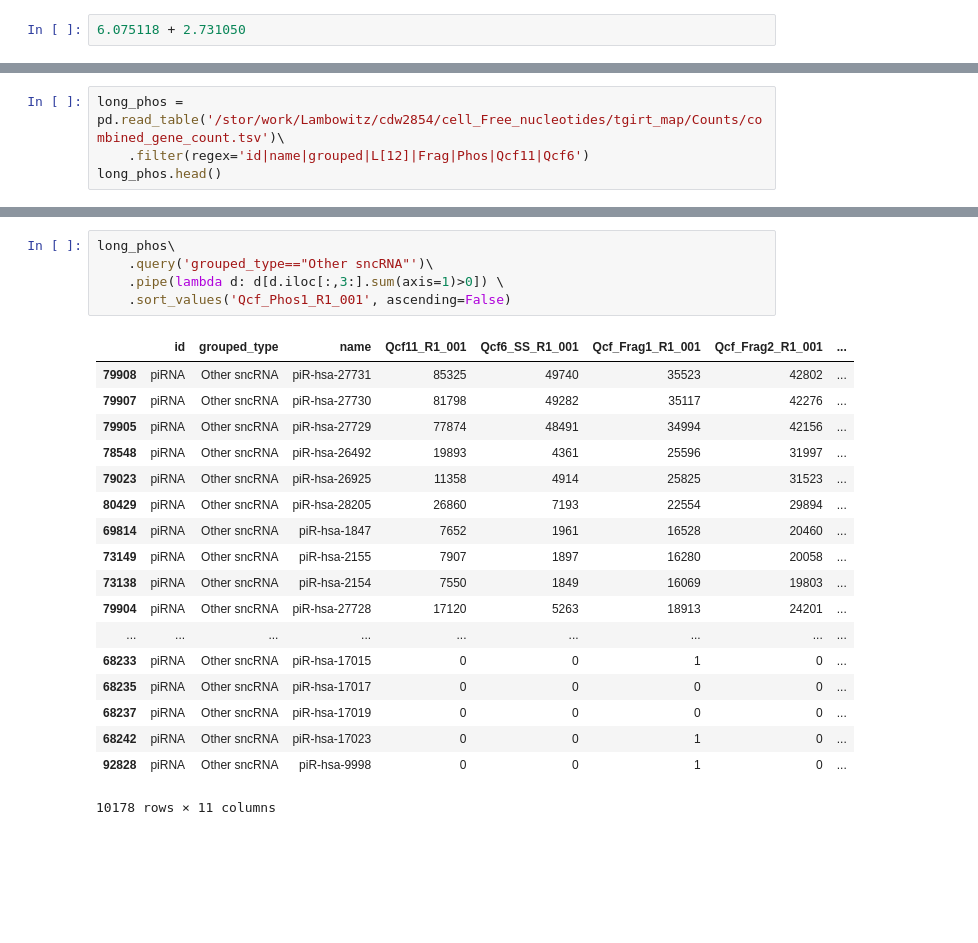
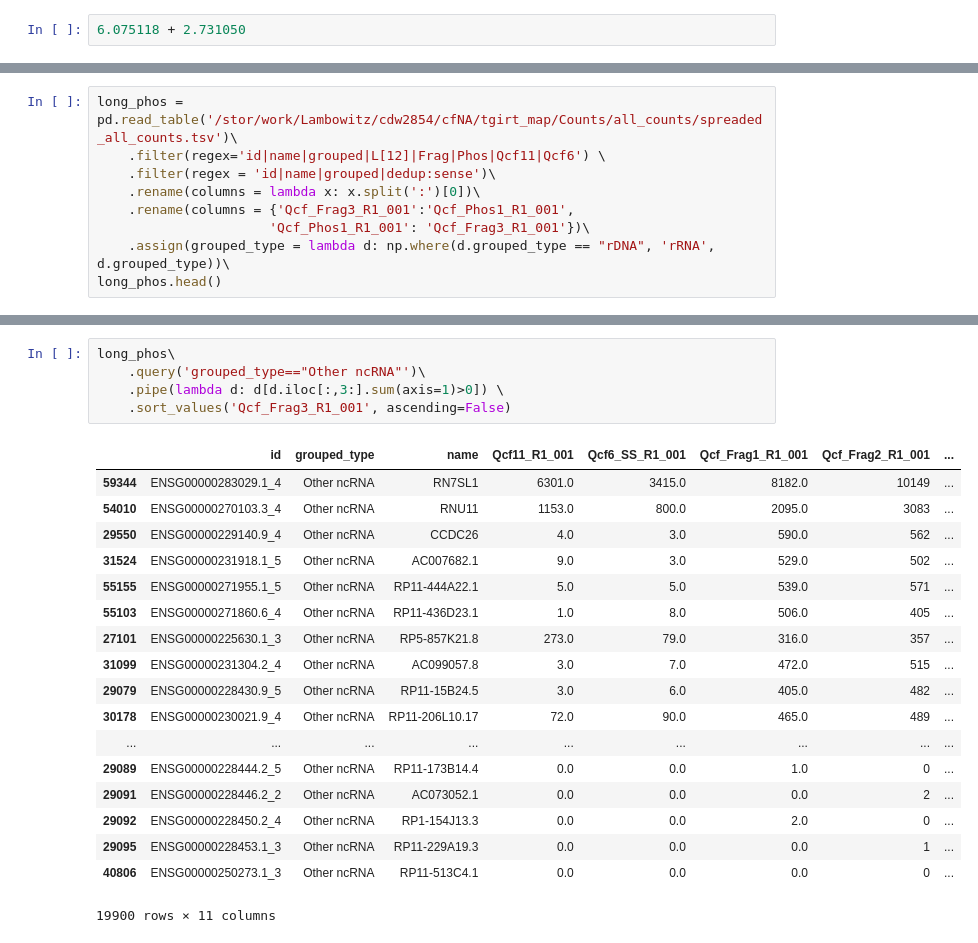
Before and after one commit to wckdouglas/cfNA, a Jupyter notebook: plots/plot_count.ipynb, the cells around one changed output, grey strips where cells are left out. Saved outputs shown, nothing was run; the diff lists cells and outputs as text; blank space fills up the shorter version.

```diff
--- a/plots/plot_count.ipynb
+++ b/plots/plot_count.ipynb
@@ -445,7 +408,12 @@ countplot_df.head()
 | 3 | 0 | 89450 | piRNA | piRNA | Other sncRNA | 0 | 0 | ... |
 | 4 | 0 | 89454 | piRNA | piRNA | Other sncRNA | 0 | 0 | ... |
 # %%
-long_phos = pd.read_table('/stor/work/Lambowitz/cdw2854/cell_Free_nucleotides/tgirt_map/Counts/combined_gene_count.tsv')\
-    .filter(regex='id|name|grouped|L[12]|Frag|Phos|Qcf11|Qcf6')
+long_phos = pd.read_table('/stor/work/Lambowitz/cdw2854/cfNA/tgirt_map/Counts/all_counts/spreaded_all_counts.tsv')\
+    .filter(regex='id|name|grouped|L[12]|Frag|Phos|Qcf11|Qcf6') \
+    .filter(regex = 'id|name|grouped|dedup:sense')\
+    .rename(columns = lambda x: x.split(':')[0])\
+    .rename(columns = {'Qcf_Frag3_R1_001':'Qcf_Phos1_R1_001',
+                      'Qcf_Phos1_R1_001': 'Qcf_Frag3_R1_001'})\
+    .assign(grouped_type = lambda d: np.where(d.grouped_type == "rDNA", 'rRNA', d.grouped_type))\
 long_phos.head()
 # %% [output]
@@ -485,24 +476,24 @@ Text(0.5,3.2,'')
 # %%
 long_phos\
-    .query('grouped_type=="Other sncRNA"')\
+    .query('grouped_type=="Other ncRNA"')\
     .pipe(lambda d: d[d.iloc[:,3:].sum(axis=1)>0]) \
-    .sort_values('Qcf_Phos1_R1_001', ascending=False)
+    .sort_values('Qcf_Frag3_R1_001', ascending=False)
 # %% [output]
 |  | id | grouped_type | name | Qcf11_R1_001 | Qcf6_SS_R1_001 | Qcf_Frag1_R1_001 | Qcf_Frag2_R1_001 | ... |
-| 79908 | piRNA | Other sncRNA | piR-hsa-27731 | 85325 | 49740 | 35523 | 42802 | ... |
-| 79907 | piRNA | Other sncRNA | piR-hsa-27730 | 81798 | 49282 | 35117 | 42276 | ... |
-| 79905 | piRNA | Other sncRNA | piR-hsa-27729 | 77874 | 48491 | 34994 | 42156 | ... |
-| 78548 | piRNA | Other sncRNA | piR-hsa-26492 | 19893 | 4361 | 25596 | 31997 | ... |
-| 79023 | piRNA | Other sncRNA | piR-hsa-26925 | 11358 | 4914 | 25825 | 31523 | ... |
-| 80429 | piRNA | Other sncRNA | piR-hsa-28205 | 26860 | 7193 | 22554 | 29894 | ... |
-| 69814 | piRNA | Other sncRNA | piR-hsa-1847 | 7652 | 1961 | 16528 | 20460 | ... |
-| 73149 | piRNA | Other sncRNA | piR-hsa-2155 | 7907 | 1897 | 16280 | 20058 | ... |
-| 73138 | piRNA | Other sncRNA | piR-hsa-2154 | 7550 | 1849 | 16069 | 19803 | ... |
-| 79904 | piRNA | Other sncRNA | piR-hsa-27728 | 17120 | 5263 | 18913 | 24201 | ... |
+| 59344 | ENSG00000283029.1_4 | Other ncRNA | RN7SL1 | 6301.0 | 3415.0 | 8182.0 | 10149 | ... |
+| 54010 | ENSG00000270103.3_4 | Other ncRNA | RNU11 | 1153.0 | 800.0 | 2095.0 | 3083 | ... |
+| 29550 | ENSG00000229140.9_4 | Other ncRNA | CCDC26 | 4.0 | 3.0 | 590.0 | 562 | ... |
+| 31524 | ENSG00000231918.1_5 | Other ncRNA | AC007682.1 | 9.0 | 3.0 | 529.0 | 502 | ... |
+| 55155 | ENSG00000271955.1_5 | Other ncRNA | RP11-444A22.1 | 5.0 | 5.0 | 539.0 | 571 | ... |
+| 55103 | ENSG00000271860.6_4 | Other ncRNA | RP11-436D23.1 | 1.0 | 8.0 | 506.0 | 405 | ... |
+| 27101 | ENSG00000225630.1_3 | Other ncRNA | RP5-857K21.8 | 273.0 | 79.0 | 316.0 | 357 | ... |
+| 31099 | ENSG00000231304.2_4 | Other ncRNA | AC099057.8 | 3.0 | 7.0 | 472.0 | 515 | ... |
+| 29079 | ENSG00000228430.9_5 | Other ncRNA | RP11-15B24.5 | 3.0 | 6.0 | 405.0 | 482 | ... |
+| 30178 | ENSG00000230021.9_4 | Other ncRNA | RP11-206L10.17 | 72.0 | 90.0 | 465.0 | 489 | ... |
 | ... | ... | ... | ... | ... | ... | ... | ... | ... |
-| 68233 | piRNA | Other sncRNA | piR-hsa-17015 | 0 | 0 | 1 | 0 | ... |
-| 68235 | piRNA | Other sncRNA | piR-hsa-17017 | 0 | 0 | 0 | 0 | ... |
-| 68237 | piRNA | Other sncRNA | piR-hsa-17019 | 0 | 0 | 0 | 0 | ... |
-| 68242 | piRNA | Other sncRNA | piR-hsa-17023 | 0 | 0 | 1 | 0 | ... |
-| 92828 | piRNA | Other sncRNA | piR-hsa-9998 | 0 | 0 | 1 | 0 | ... |
+| 29089 | ENSG00000228444.2_5 | Other ncRNA | RP11-173B14.4 | 0.0 | 0.0 | 1.0 | 0 | ... |
+| 29091 | ENSG00000228446.2_2 | Other ncRNA | AC073052.1 | 0.0 | 0.0 | 0.0 | 2 | ... |
+| 29092 | ENSG00000228450.2_4 | Other ncRNA | RP1-154J13.3 | 0.0 | 0.0 | 2.0 | 0 | ... |
+| 29095 | ENSG00000228453.1_3 | Other ncRNA | RP11-229A19.3 | 0.0 | 0.0 | 0.0 | 1 | ... |
+| 40806 | ENSG00000250273.1_3 | Other ncRNA | RP11-513C4.1 | 0.0 | 0.0 | 0.0 | 0 | ... |
-10178 rows × 11 columns
+19900 rows × 11 columns
```
Also changed, not shown: parts of 14 cells of this notebook, 9 other files.
